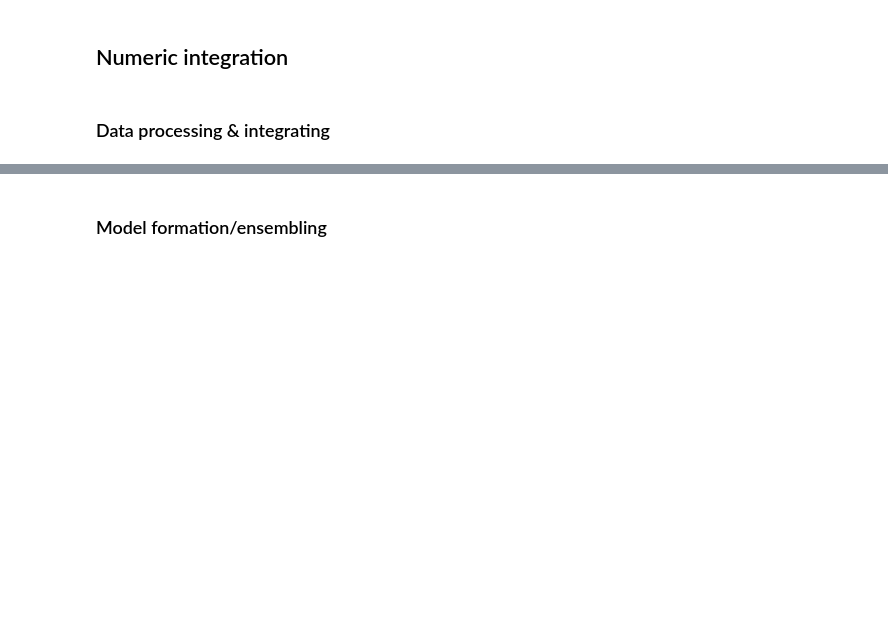
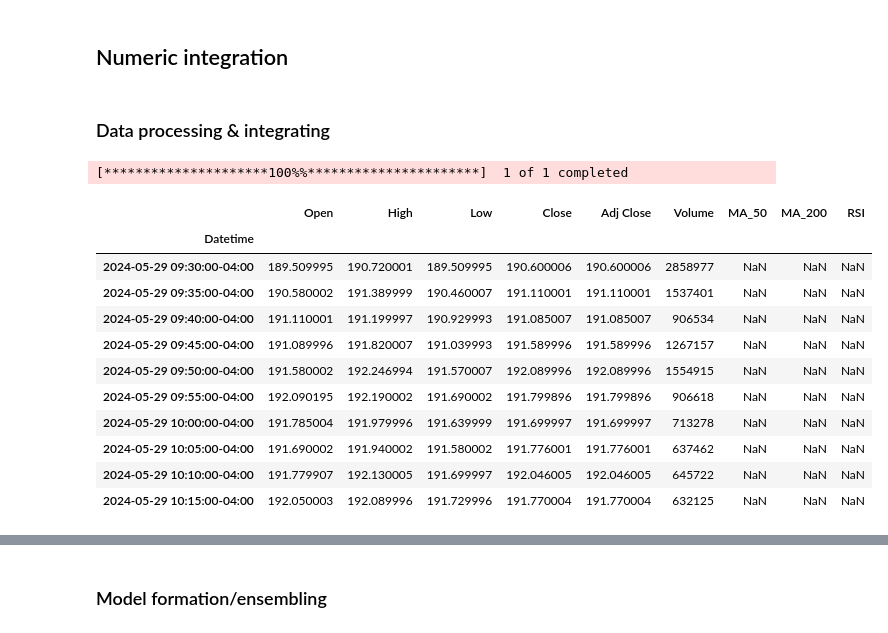
Before and after one commit to aidan-lew/junk-drawer, a Jupyter notebook: gpt_ml_fin_forcaster_integrator_.ipynb, the cells around one changed output, grey strips where cells are left out. Drawn from its saved outputs; the diff is of its cells as text; code cells hidden in the pictures; blank space fills up the shorter version.

```diff
--- a/gpt_ml_fin_forcaster_integrator_.ipynb
+++ b/gpt_ml_fin_forcaster_integrator_.ipynb
@@ -975,0 +1119,55 @@ def place_holder_name(ticker, sentiments):
+# %%
+import yfinance as yf
+import pandas as pd
+import requests
+
+def get_numeric_data(ticker):
+    # Define the ticker symbol and time period
+    period = "1mo"
+    interval = "5m"
+
+    # Retrieve the historical market data
+    data = yf.download(tickers=ticker, period=period, interval=interval)
+
+    # Retrieve the ticker info
+    ticker_info = yf.Ticker(ticker).info
+
+    # Extract the market cap
+    market_cap = ticker_info['marketCap']
+
+    # Calculate the moving averages
+    data['MA_50'] = data['Close'].rolling(window=50).mean()
+    data['MA_200'] = data['Close'].rolling(window=200).mean()
+
+    # Calculate the RSI
+    delta = data['Close'].diff(1)
+    up, down = delta.copy(), delta.copy()
+    up[up < 0] = 0
+    down[down > 0] = 0
+    roll_up = up.rolling(window=14).mean()
+    roll_down = down.rolling(window=14).mean().abs()
+    RS = roll_up / roll_down
+    data['RSI'] = 100.0 - (100.0 / (1.0 + RS))
+
+    # Create a single dataframe called numeric_df
+    numeric_df = data.select_dtypes(include=['number'])
+
+    return numeric_df
+
+ticker = 'AAPL'
+numeric = get_numeric_data(ticker)
+numeric.head(10)
+# %% [output]
+[*********************100%%**********************]  1 of 1 completed
+|  | Open | High | Low | Close | Adj Close | Volume | MA_50 | MA_200 | RSI |
+| Datetime |  |  |  |  |  |  |  |  |  |
+| 2024-05-29 09:30:00-04:00 | 189.509995 | 190.720001 | 189.509995 | 190.600006 | 190.600006 | 2858977 | NaN | NaN | NaN |
+| 2024-05-29 09:35:00-04:00 | 190.580002 | 191.389999 | 190.460007 | 191.110001 | 191.110001 | 1537401 | NaN | NaN | NaN |
+| 2024-05-29 09:40:00-04:00 | 191.110001 | 191.199997 | 190.929993 | 191.085007 | 191.085007 | 906534 | NaN | NaN | NaN |
+| 2024-05-29 09:45:00-04:00 | 191.089996 | 191.820007 | 191.039993 | 191.589996 | 191.589996 | 1267157 | NaN | NaN | NaN |
+| 2024-05-29 09:50:00-04:00 | 191.580002 | 192.246994 | 191.570007 | 192.089996 | 192.089996 | 1554915 | NaN | NaN | NaN |
+| 2024-05-29 09:55:00-04:00 | 192.090195 | 192.190002 | 191.690002 | 191.799896 | 191.799896 | 906618 | NaN | NaN | NaN |
+| 2024-05-29 10:00:00-04:00 | 191.785004 | 191.979996 | 191.639999 | 191.699997 | 191.699997 | 713278 | NaN | NaN | NaN |
+| 2024-05-29 10:05:00-04:00 | 191.690002 | 191.940002 | 191.580002 | 191.776001 | 191.776001 | 637462 | NaN | NaN | NaN |
+| 2024-05-29 10:10:00-04:00 | 191.779907 | 192.130005 | 191.699997 | 192.046005 | 192.046005 | 645722 | NaN | NaN | NaN |
+| 2024-05-29 10:15:00-04:00 | 192.050003 | 192.089996 | 191.729996 | 191.770004 | 191.770004 | 632125 | NaN | NaN | NaN |
```
Also changed, not shown: parts of 19 cells of this notebook.
